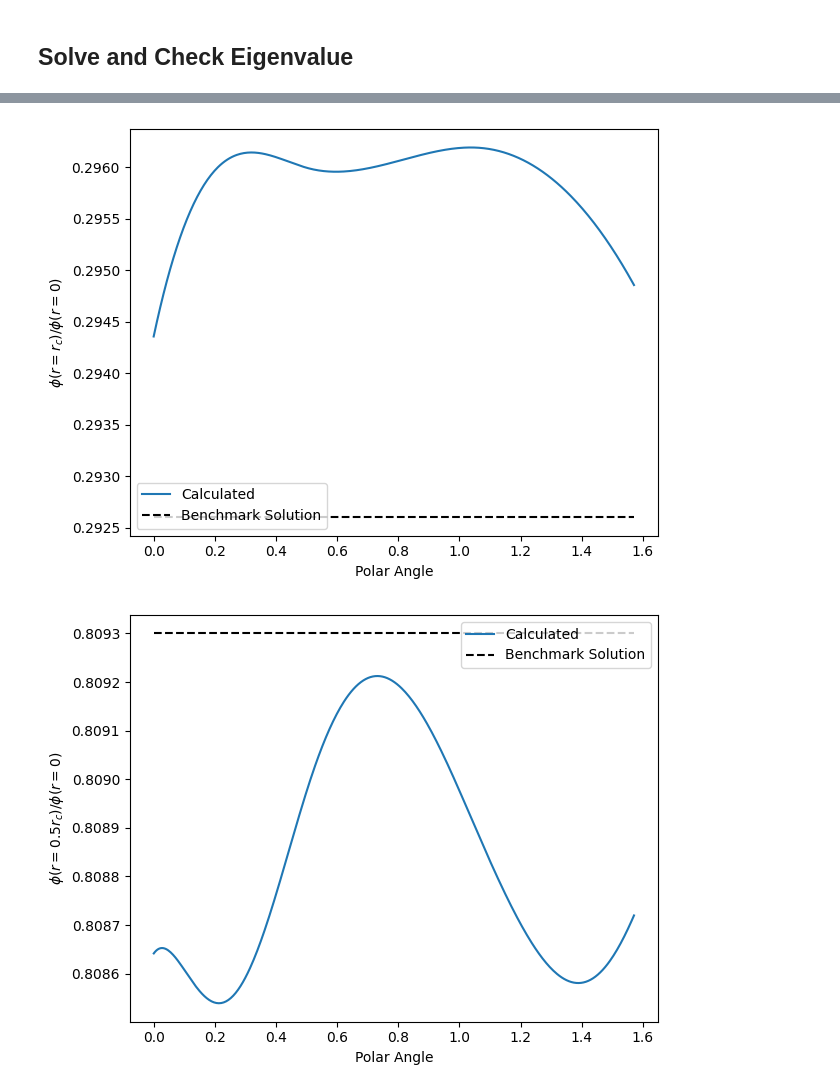
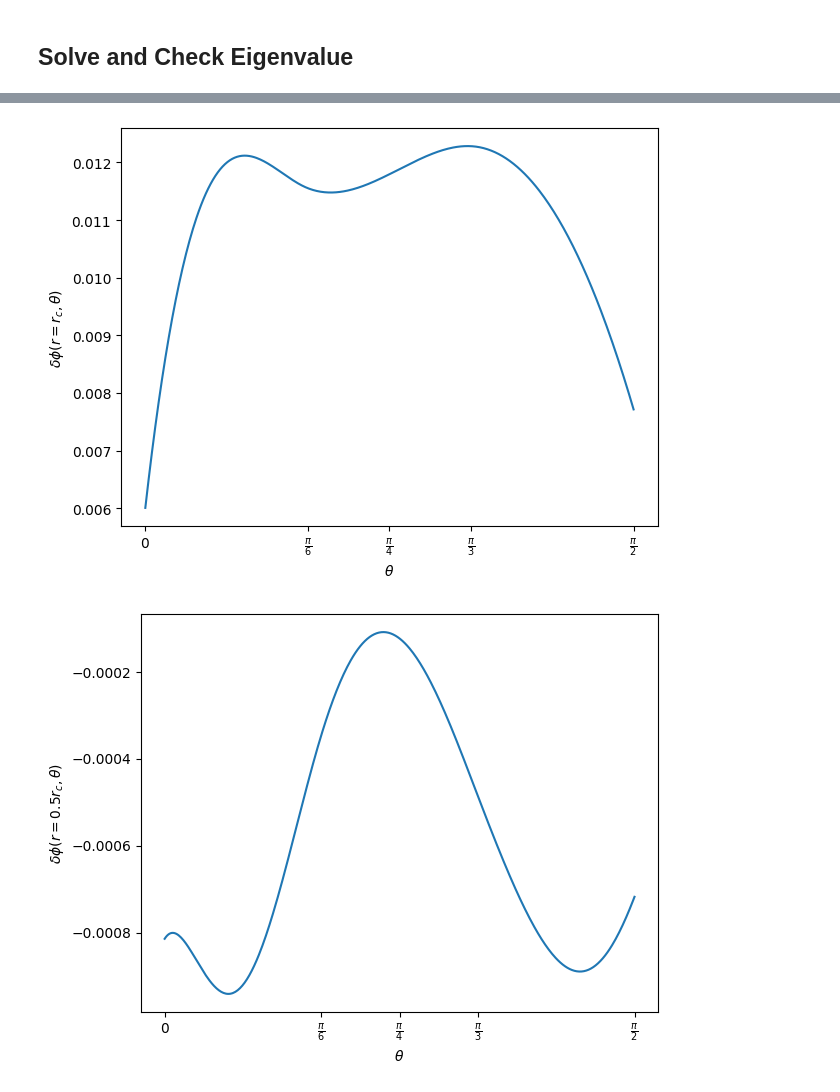
Before and after one commit to myerspat/ttnte, a Jupyter notebook: notebooks/eigenvalue/quarter_circle/quarter_circle.ipynb, the cells around one changed output, grey strips where cells are left out. Cells and saved outputs as stored; diff of their text form; code cells hidden in the pictures.

```diff
--- a/notebooks/eigenvalue/quarter_circle/quarter_circle.ipynb
+++ b/notebooks/eigenvalue/quarter_circle/quarter_circle.ipynb
@@ -86,16 +86,22 @@ B_in            2,2,2,2                   2163940.28
 # %% [markdown]
 ## Solve and Check Eigenvalue
 # %%
-k, psi = eig(
-    LHS=LinearOperator([tts.H, tts.B_out, -tts.S, -tts.B_in], N=assembler.N, M=assembler.M),
-    RHS=LinearOperator([tts.F], N=assembler.N, M=assembler.M),
-    tols=1e-8,
-    max_iters=500,
-    device=0,
+psi, k = power(
+    T=(tts.H - tts.S + tts.B_out - tts.B_in),
+    F=tts.F,
+    tol=1e-8,
+    maxiter=500,
+    gpu_idx=0,
+    lsoptions=LinearSolverOptions(
+        tol=1e-10,
+        maxiter=5,
+        restart=30,
+    )
 )
+psi = psi.reshape(assembler.discretization)
 
 # Save solution
-mesh.save(path="mesh.hdf5", solution=psi.unsqueeze(3), k=k)
+mesh.save(path="mesh.hdf5", solution=psi, k=k)
 
 # Compute scalar flux
 phi = assembler.angular_integral(psi).numpy()
@@ -145,45 +162,49 @@ def evaluate_radius(mesh, radius, tol):
     # Calculate physical locations
     points = radius * np.ones((400, 2))
     angular_points = np.zeros((400, 2))
     angular_points[:, 0] = np.linspace(0, np.pi / 2, 400)
     points[:, 0] *= np.cos(angular_points[:, 0])
     points[:, 1] *= np.sin(angular_points[:, 0])
 
     # Inverse map to the parametric domain
     points = mesh(mesh.inverse_map(points, tol=tol)[-1])[0][:, -1]
     angular_points[:, 1] = points / center_flux
 
     return angular_points
 
 # Change control points for phi
 mesh.set_phi(phi)
 
 # Plot scalar flux solution at rc
 points = evaluate_boundary(mesh)
 plt.clf()
-plt.plot(points[:, 0], points[:, 1])
-plt.hlines(0.2926, 0, np.pi / 2, color="black", linestyles="--")
-plt.legend(["Calculated", "Benchmark Solution"])
-plt.ylabel("$\\phi(r = r_c) / \\phi(r = 0)$")
-plt.xlabel("Polar Angle")
+plt.plot(points[:, 0], (points[:, 1] - 0.2926) / 0.2926)
+plt.ylabel(r"$\delta\phi(r = r_c, \theta)$")
+plt.xlabel(r"$\theta$")
+plt.xticks(
+    [0, np.pi / 6, np.pi / 4, np.pi / 3, np.pi / 2],
+    ["$0$", r"$\frac{\pi}{6}$", r"$\frac{\pi}{4}$", r"$\frac{\pi}{3}$", r"$\frac{\pi}{2}$"]
+)
 plt.tight_layout()
 plt.savefig("./figs/r_1.png", dpi=300)
 plt.show()
 
 # Plot scalar flux solution at 0.5rc
 points = evaluate_radius(mesh, radius=0.5 * rc, tol=1e-8)
 plt.clf()
-plt.plot(points[:, 0], points[:, 1])
-plt.hlines(0.8093, 0, np.pi / 2, color="black", linestyles="--")
-plt.ylabel("$\\phi(r = 0.5r_c) / \\phi(r = 0)$")
-plt.xlabel("Polar Angle")
-plt.legend(["Calculated", "Benchmark Solution"])
+plt.plot(points[:, 0], (points[:, 1] - 0.8093) / 0.8093)
+plt.ylabel(r"$\delta\phi(r = 0.5r_c, \theta)$")
+plt.xlabel(r"$\theta$")
+plt.xticks(
+    [0, np.pi / 6, np.pi / 4, np.pi / 3, np.pi / 2],
+    ["$0$", r"$\frac{\pi}{6}$", r"$\frac{\pi}{4}$", r"$\frac{\pi}{3}$", r"$\frac{\pi}{2}$"]
+)
 plt.tight_layout()
 plt.savefig("./figs/r_0.5.png", dpi=300)
 plt.show()
 # %% [output]
-[figure, old version]
+[figure, new version]
-[figure, old version]
+[figure, new version]
 # %%
 # Plot
 plt.clf()
```
Also changed, not shown: parts of 6 cells of this notebook, 38 other files.
